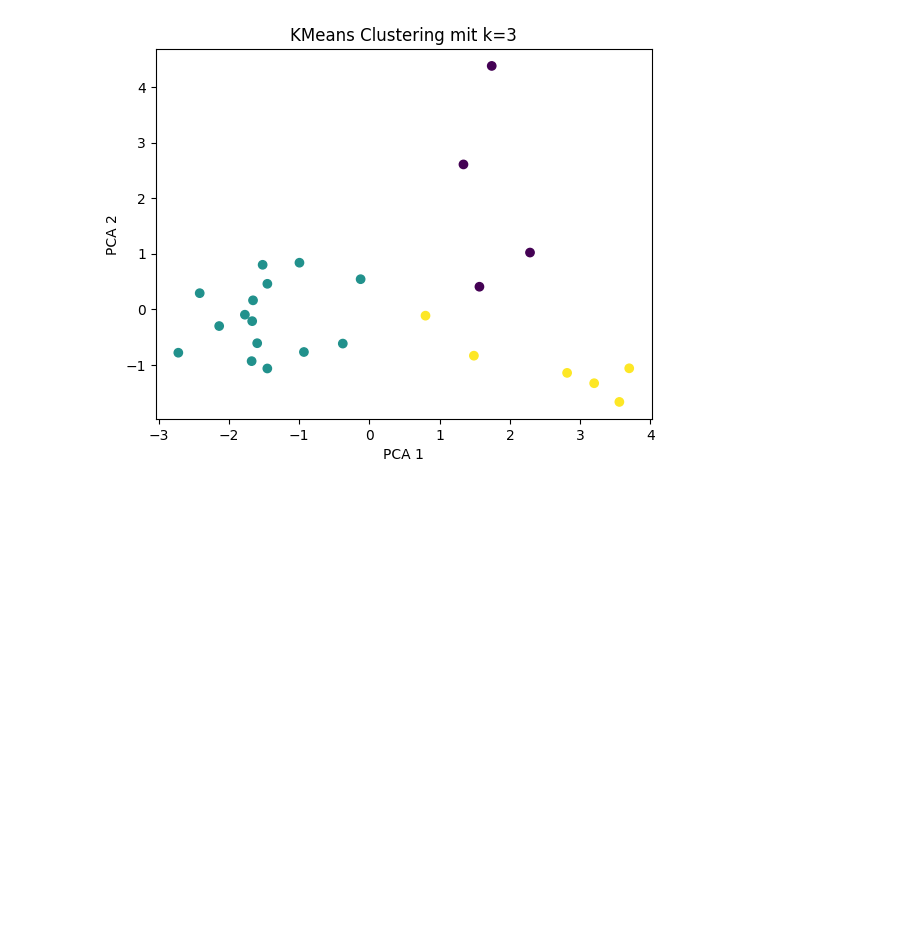
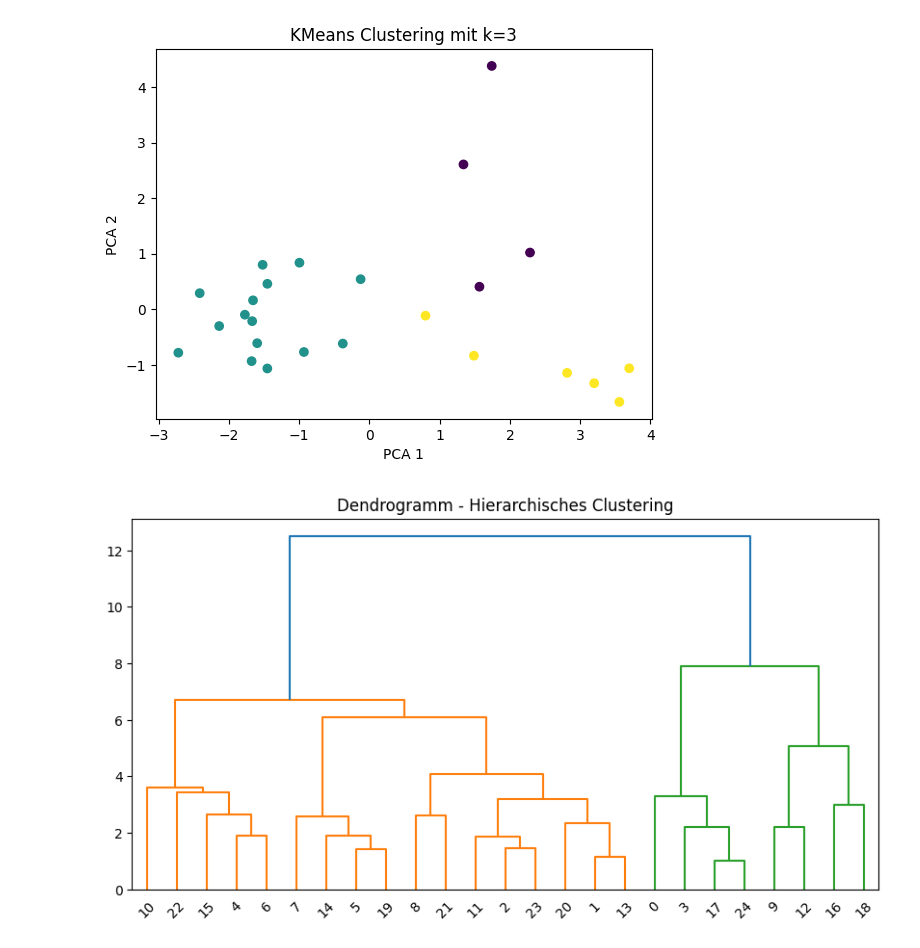
Before and after one commit to lilithUmit/AMLHC_Tasks_LH, a Jupyter notebook: src/python/task3_1.ipynb, the cells around one changed output. Saved outputs shown, nothing was run; the diff lists cells and outputs as text; code cells hidden in the pictures; blank space fills up the shorter version.

Commit message:
Perform hierarchical clustering

```diff
--- a/src/python/task3_1.ipynb
+++ b/src/python/task3_1.ipynb
@@ -80,0 +83,9 @@ plt.show()
+# %%
+#Hierarchisches Clustering
+linked = linkage(scaled_data, method='ward')
+plt.figure(figsize=(10, 5))
+dendrogram(linked)
+plt.title("Dendrogramm - Hierarchisches Clustering")
+plt.show()
+# %% [output]
+[figure, added]
```
Also changed, not shown: parts of 1 cell of this notebook.
